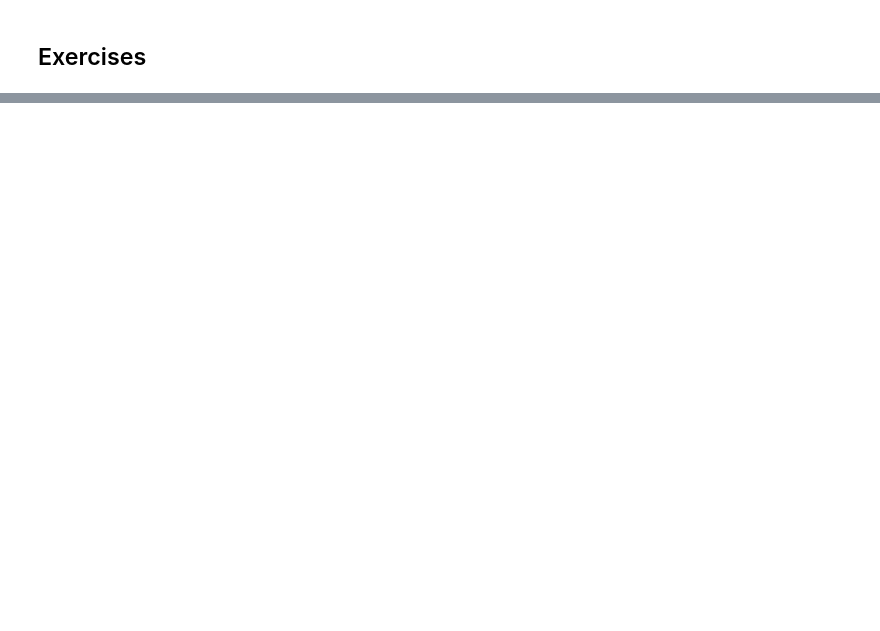
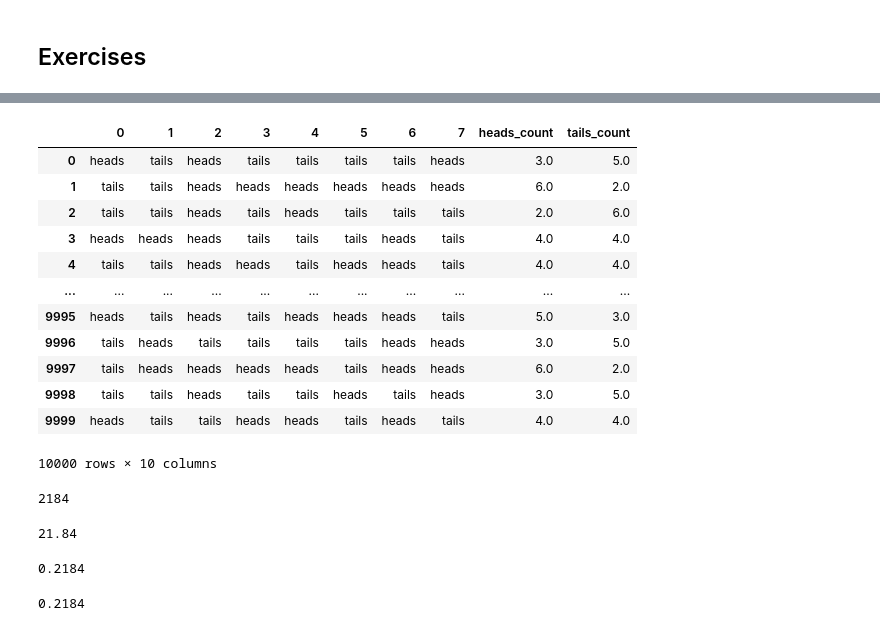
Before and after one commit to caroline-miller0921/statistics-exercises, a Jupyter notebook: simulation.ipynb, the cells around one changed output, grey strips where cells are left out. Saved outputs shown, nothing was run; the diff lists cells and outputs as text; code cells hidden in the pictures; blank space fills up the shorter version.

```diff
--- a/simulation.ipynb
+++ b/simulation.ipynb
@@ -220,0 +302,2 @@ rolls = np.random.choice([1, 2, 3, 4, 5, 6], nrows * ncols).reshape(nrows, ncols
+# %%
+flips_df = pd.DataFrame(flips)
@@ -220,0 +320,2 @@ rolls = np.random.choice([1, 2, 3, 4, 5, 6], nrows * ncols).reshape(nrows, ncols
+# %%
+heads_and_tails = flips_df.apply(pd.value_counts, axis=1)
@@ -220,0 +337,2 @@ rolls = np.random.choice([1, 2, 3, 4, 5, 6], nrows * ncols).reshape(nrows, ncols
+# %%
+flips_df['heads_count'] = heads_and_tails.heads
@@ -220,0 +355,41 @@ rolls = np.random.choice([1, 2, 3, 4, 5, 6], nrows * ncols).reshape(nrows, ncols
+# %%
+flips_df['tails_count'] = heads_and_tails.tails
+# %%
+flips_df
+# %% [output]
+|  | 0 | 1 | 2 | 3 | 4 | 5 | 6 | 7 | heads_count | tails_count |
+| 0 | heads | tails | heads | tails | tails | tails | tails | heads | 3.0 | 5.0 |
+| 1 | tails | tails | heads | heads | heads | heads | heads | heads | 6.0 | 2.0 |
+| 2 | tails | tails | heads | tails | heads | tails | tails | tails | 2.0 | 6.0 |
+| 3 | heads | heads | heads | tails | tails | tails | heads | tails | 4.0 | 4.0 |
+| 4 | tails | tails | heads | heads | tails | heads | heads | tails | 4.0 | 4.0 |
+| ... | ... | ... | ... | ... | ... | ... | ... | ... | ... | ... |
+| 9995 | heads | tails | heads | tails | heads | heads | heads | tails | 5.0 | 3.0 |
+| 9996 | tails | heads | tails | tails | tails | tails | heads | heads | 3.0 | 5.0 |
+| 9997 | tails | heads | heads | heads | heads | tails | heads | heads | 6.0 | 2.0 |
+| 9998 | tails | tails | heads | tails | tails | heads | tails | heads | 3.0 | 5.0 |
+| 9999 | heads | tails | tails | heads | heads | tails | heads | tails | 4.0 | 4.0 |
+10000 rows × 10 columns
+# %%
+(flips_df.heads_count == 3).sum()
+# %% [output]
+2184
+# %%
+((flips_df.heads_count == 3).sum() / len(flips_df)) * 100
+
+# This is the percent chance that there will be exactly
+# 3 heads when flipping 8 coins based on this simualtion
+# %% [output]
+21.84
+# %%
+(flips_df.heads_count == 3).sum() / len(flips_df)
+
+# this is decimal value
+# %% [output]
+0.2184
+# %%
+(flips_df.heads_count == 3).mean()
+
+# dont have to fins the sum and then divide by the len of the DF
+# %% [output]
+0.2184
```
Also changed, not shown: parts of 50 cells of this notebook.
